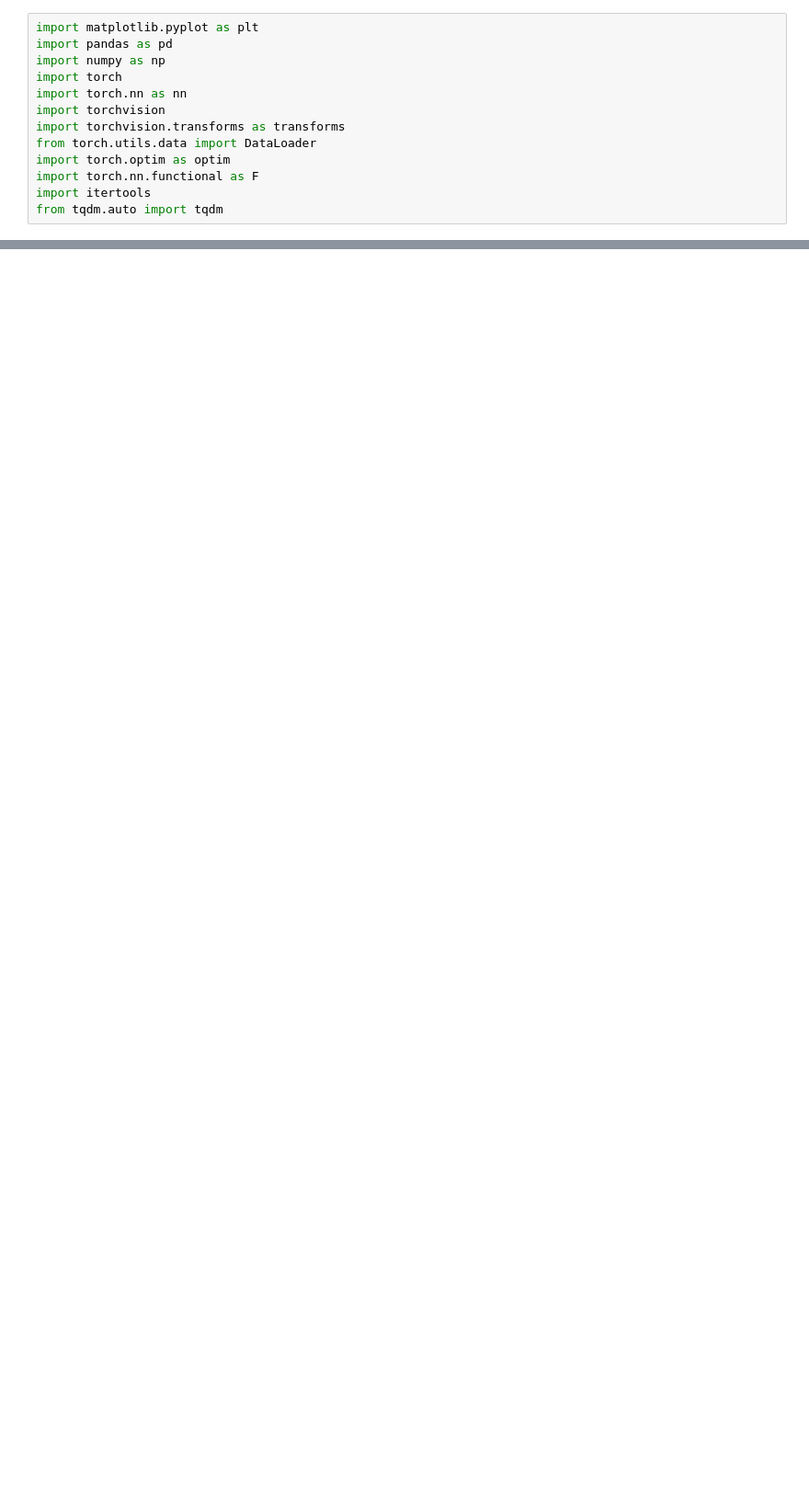
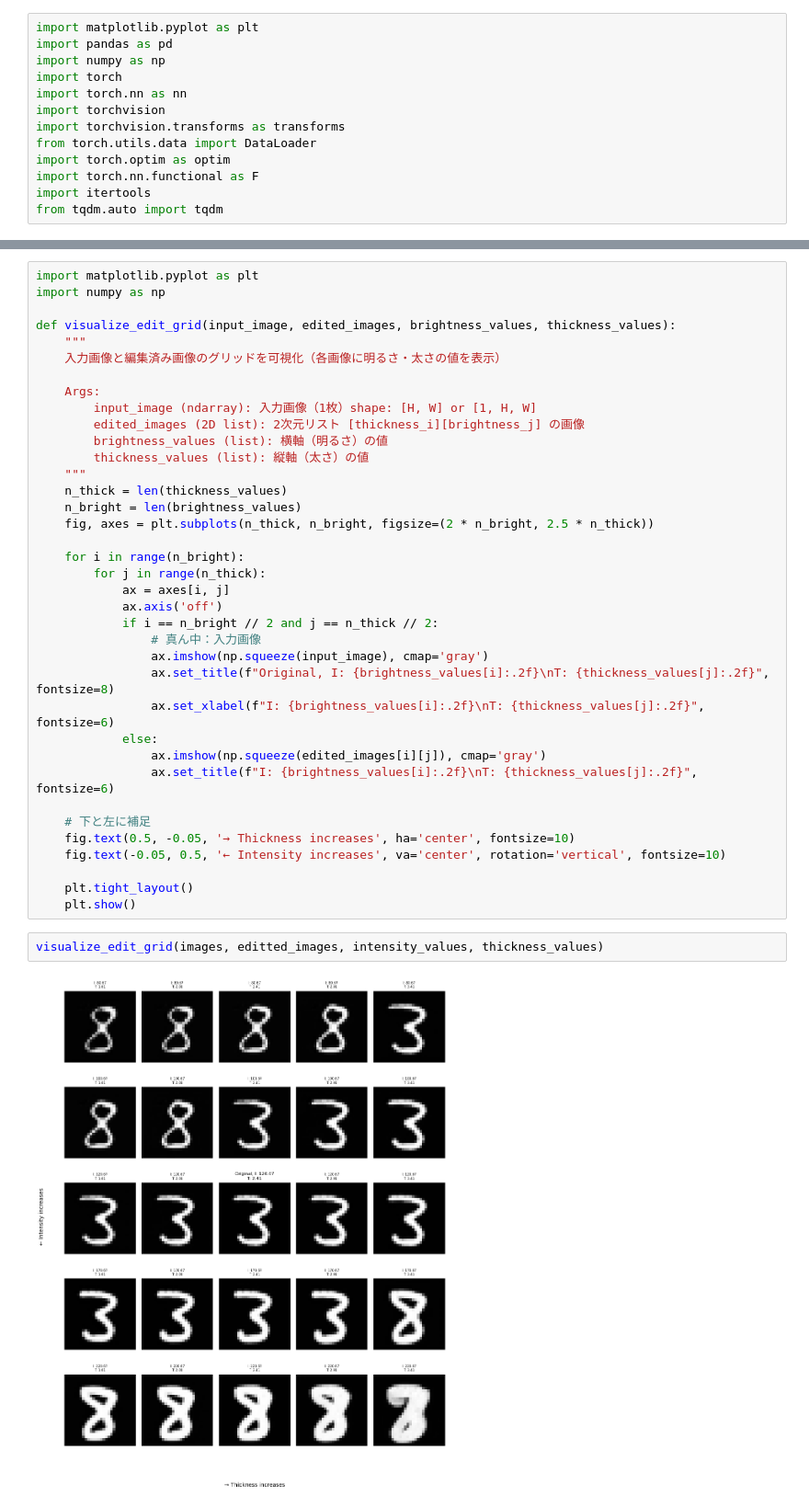
Before and after one commit to hashikun917/Diffusion, a Jupyter notebook: notebooks/ConditionalDiffusionModel_sample.ipynb, the cells around one changed output, grey strips where cells are left out. Shown: that part at 92% size. Drawn from its saved outputs; the diff is of its cells as text; blank space fills up the shorter version.

```diff
--- a/notebooks/ConditionalDiffusionModel_sample.ipynb
+++ b/notebooks/ConditionalDiffusionModel_sample.ipynb
@@ -91,0 +135,41 @@ conditional_ddim_plot_samples(denoise_model, eta=0.0, interval=10, batch_size=5,
+# %%
+import matplotlib.pyplot as plt
+import numpy as np
+
+def visualize_edit_grid(input_image, edited_images, brightness_values, thickness_values):
+    """
+    入力画像と編集済み画像のグリッドを可視化（各画像に明るさ・太さの値を表示）
+
+    Args:
+        input_image (ndarray): 入力画像（1枚）shape: [H, W] or [1, H, W]
+        edited_images (2D list): 2次元リスト [thickness_i][brightness_j] の画像
+        brightness_values (list): 横軸（明るさ）の値
+        thickness_values (list): 縦軸（太さ）の値
+    """
+    n_thick = len(thickness_values)
+    n_bright = len(brightness_values)
+    fig, axes = plt.subplots(n_thick, n_bright, figsize=(2 * n_bright, 2.5 * n_thick))
+
+    for i in range(n_bright):
+        for j in range(n_thick):
+            ax = axes[i, j]
+            ax.axis('off')
+            if i == n_bright // 2 and j == n_thick // 2:
+                # 真ん中：入力画像
+                ax.imshow(np.squeeze(input_image), cmap='gray')
+                ax.set_title(f"Original, I: {brightness_values[i]:.2f}\nT: {thickness_values[j]:.2f}", fontsize=8)
+                ax.set_xlabel(f"I: {brightness_values[i]:.2f}\nT: {thickness_values[j]:.2f}", fontsize=6)
+            else:
+                ax.imshow(np.squeeze(edited_images[i][j]), cmap='gray')
+                ax.set_title(f"I: {brightness_values[i]:.2f}\nT: {thickness_values[j]:.2f}", fontsize=6)
+
+    # 下と左に補足
+    fig.text(0.5, -0.05, '→ Thickness increases', ha='center', fontsize=10)
+    fig.text(-0.05, 0.5, '← Intensity increases', va='center', rotation='vertical', fontsize=10)
+
+    plt.tight_layout()
+    plt.show()
+# %%
+visualize_edit_grid(images, editted_images, intensity_values, thickness_values)
+# %% [output]
+[figure, added]
```
Also changed, not shown: parts of 23 cells of this notebook, 9 other files.
